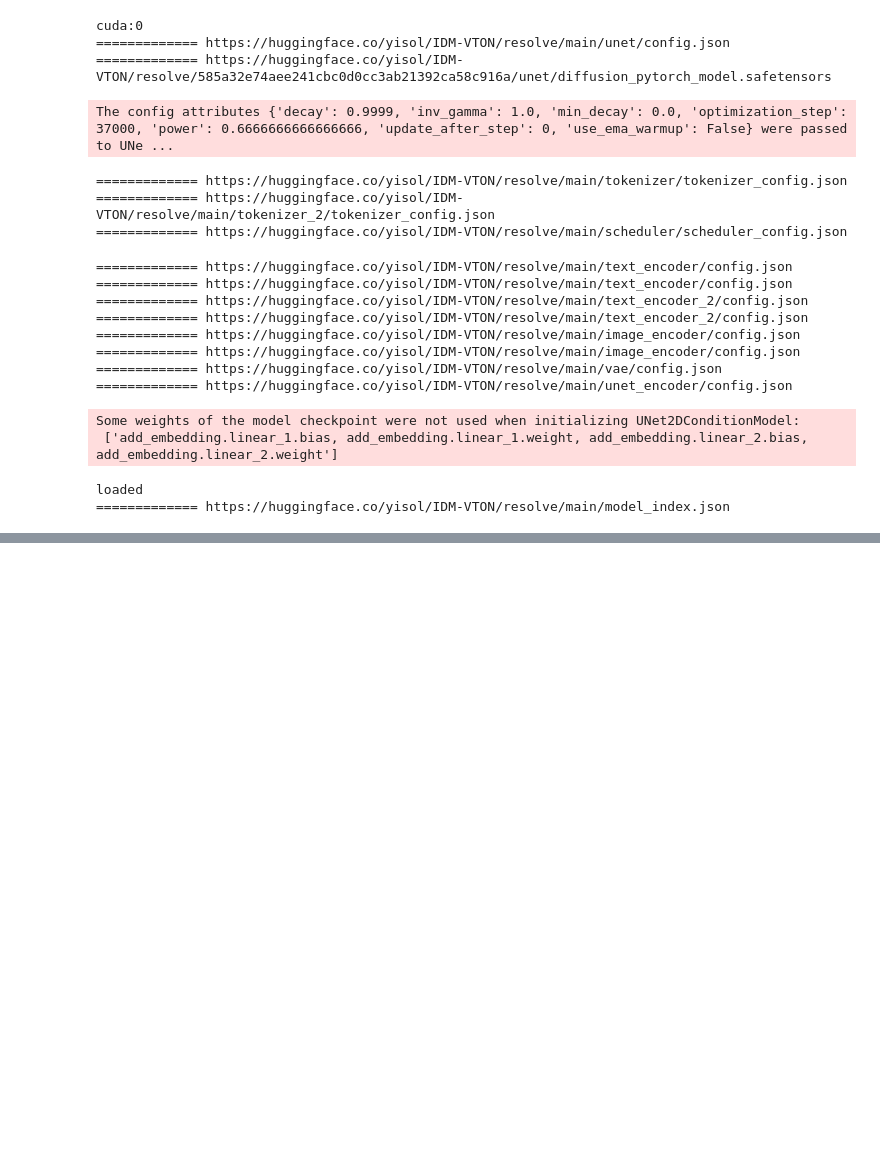
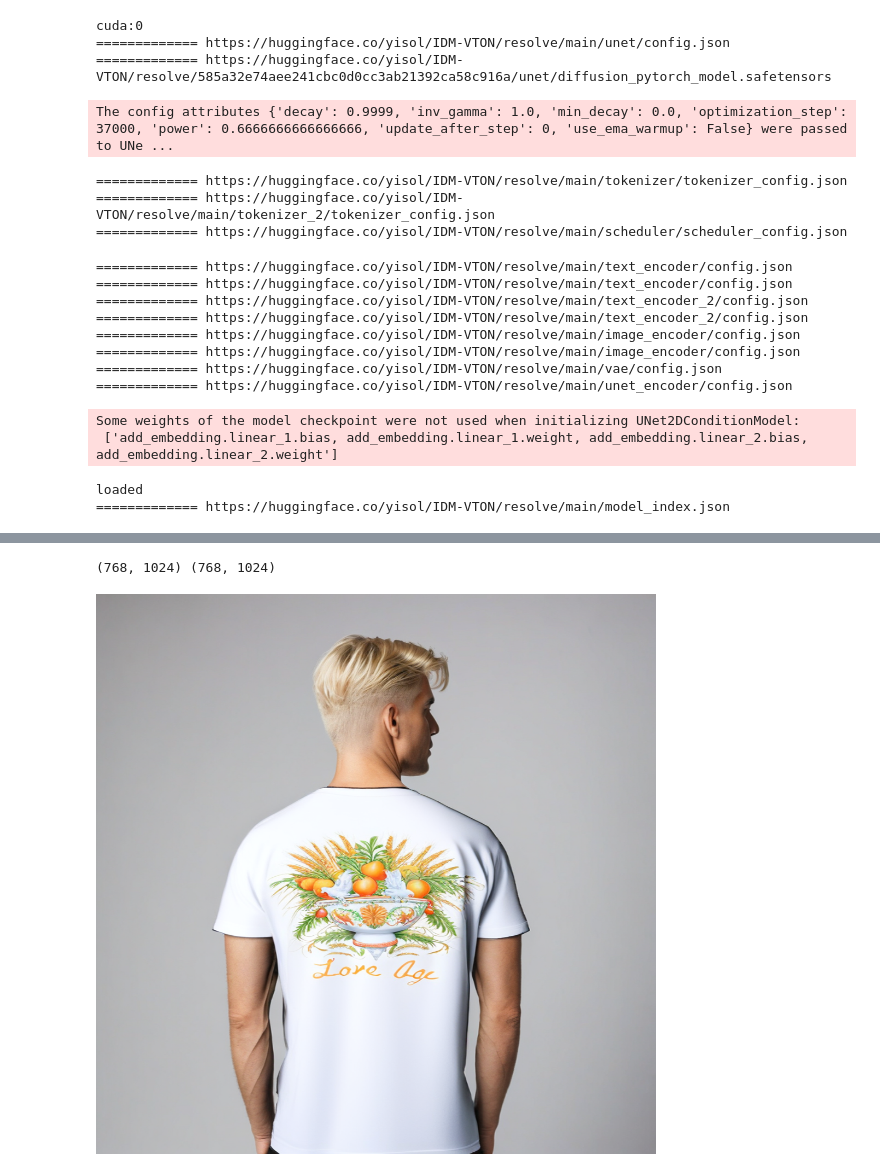
Before and after one commit to Borismartirosyan/IDM-VTON, a Jupyter notebook: gradio_demo/infer.ipynb, the cells around one changed output, grey strips where cells are left out. Drawn from its saved outputs; the diff is of its cells as text; code cells hidden in the pictures; blank space fills up the shorter version.

```diff
--- a/gradio_demo/infer.ipynb
+++ b/gradio_demo/infer.ipynb
@@ -149,5 +196,5 @@ loaded
 # %%
-def start_tryon(dict,garm_img,garment_des,is_checked,is_checked_crop,denoise_steps,seed):
+def start_tryon(dict,garm_img,garment_des,is_checked,is_checked_crop,denoise_steps,seed, mask_path):
 
     openpose_model.preprocessor.body_estimation.model.to(device)
     pipe.to(device)
@@ -155,7 +202,8 @@ def start_tryon(dict,garm_img,garment_des,is_checked,is_checked_crop,denoise_ste
 
     garm_img = Image.open(garm_img).convert("RGB").resize((768,1024))
     human_img_orig = Image.open(dict["background"]).convert("RGB")
-
+    print(f'orige size : {human_img_orig.size}')
+    human_img_size = human_img_orig.size
     if is_checked_crop:
         width, height = human_img_orig.size
         target_width = int(min(width, height * (3 / 4)))
@@ -174,15 +222,25 @@ def start_tryon(dict,garm_img,garment_des,is_checked,is_checked_crop,denoise_ste
     if is_checked:
         keypoints = openpose_model(human_img.resize((384,512)))
         model_parse, _ = parsing_model(human_img.resize((384,512)))
-        mask, mask_gray = get_mask_location('hd', "upper_body", model_parse, keypoints)
+        #mask, mask_gray = get_mask_location('hd', "upper_body", model_parse, keypoints)
+
+
+        #mask = Image.fromarray(np.array(mask).astype(np.uint8) * 127)
+        mask = Image.open(mask_path) # .resize(human_img_size)
+        print(mask.size, human_img_size)
+        mask_gray = Image.open(mask_path) #.resize(human_img_size)
+        mask_gray = Image.fromarray(np.array(mask_gray).astype(np.uint8) * 127) #.resize(human_img_size)
+
         mask = mask.resize((768,1024))
     else:
-        mask = pil_to_binary_mask(dict['layers'][0].convert("RGB").resize((768, 1024)))
+        mask = pil_to_binary_mask(dict['layers'][0].convert("RGB")) #.resize((768, 1024))
         # mask = transforms.ToTensor()(mask)
         # mask = mask.unsqueeze(0)
+    print(mask.size, human_img.size)
     mask_gray = (1-transforms.ToTensor()(mask)) * tensor_transfrom(human_img)
     mask_gray = to_pil_image((mask_gray+1.0)/2.0)
 
+    #return mask_gray
 
     human_img_arg = _apply_exif_orientation(human_img.resize((384,512)))
     human_img_arg = convert_PIL_to_numpy(human_img_arg, format="BGR")
@@ -215,7 +273,7 @@ def start_tryon(dict,garm_img,garment_des,is_checked,is_checked_crop,denoise_ste
                     )
 
                     prompt = "a photo of " + garment_des
-                    negative_prompt = "monochrome, lowres, bad anatomy, worst quality, low quality"
+                    negative_prompt = "monochrome, lowres, bad anatomy, worst quality, low quality, blue lines in chest"
                     if not isinstance(prompt, List):
                         prompt = [prompt] * 1
                     if not isinstance(negative_prompt, List):
@@ -234,11 +292,10 @@ def start_tryon(dict,garm_img,garment_des,is_checked,is_checked_crop,denoise_ste
                         )
 
 
-
+                    #print(human_img.size, mask.size())
                     pose_img =  tensor_transfrom(pose_img).unsqueeze(0).to(device,torch.float16)
                     garm_tensor =  tensor_transfrom(garm_img).unsqueeze(0).to(device,torch.float16)
                     generator = torch.Generator(device).manual_seed(seed) if seed is not None else None
-                    print('I am here')
                     images = pipe(
                         prompt_embeds=prompt_embeds.to(device,torch.float16),
                         negative_prompt_embeds=negative_prompt_embeds.to(device,torch.float16),
@@ -255,10 +312,9 @@ def start_tryon(dict,garm_img,garment_des,is_checked,is_checked_crop,denoise_ste
                         height=1024,
                         width=768,
                         ip_adapter_image = garm_img.resize((768,1024)),
-                        guidance_scale=3.5,
-                    )
+                        guidance_scale=2.0,
+                    )[0]
 
-                    return images
     images[0].save("first.png")
     if is_checked_crop:
         out_img = images[0].resize(crop_size)
@@ -303,0 +326,11 @@ ans[0][0]
+# %%
+ans = start_tryon(dict = {"background" : "/home/jupyter/person_back.png"},
+            garm_img = "/home/jupyter/trials/IDM-VTON/gradio_demo/15.png",
+            garment_des = "White t-shirt, written Love Age, Bright colors",#
+            is_checked=True,
+            is_checked_crop=False,
+            denoise_steps=30,
+            seed=0,
+            mask_path = "/home/jupyter/person_back_mask.png"
+            )
+ans
@@ -303,0 +343,7 @@ ans[0][0]
+# %%
+print(ans[0].size, ans[1].size)
+#ans[0].save('aurora_ser.png')
+ans[0].resize((1024, 1024))
+# %% [output]
+(768, 1024) (768, 1024)
+[figure, added]
```
Also changed, not shown: parts of 6 cells of this notebook, 11 other files.
